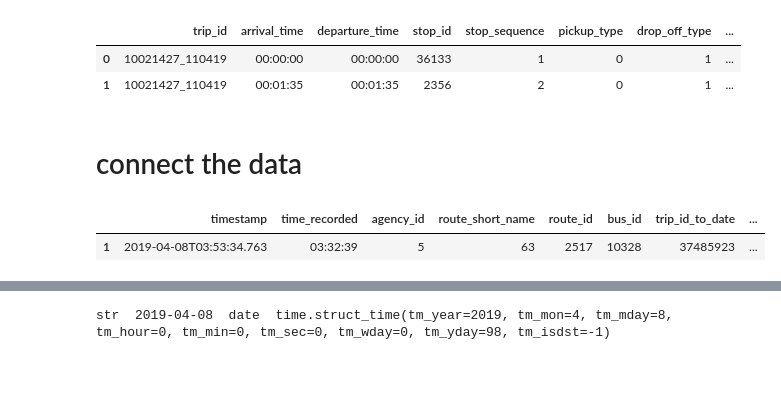
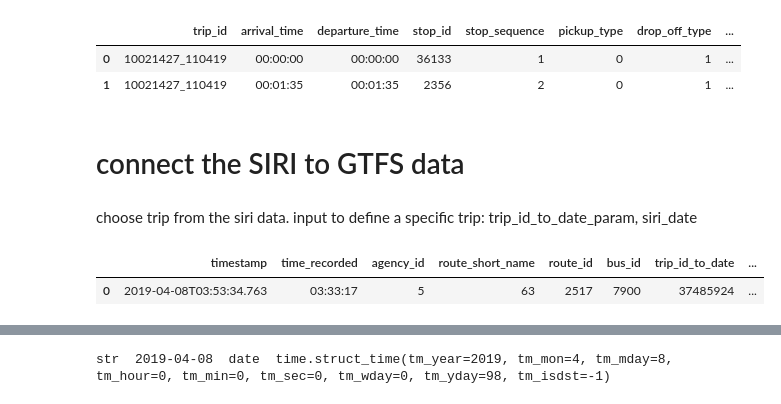
Before and after one commit to hasadna/open-bus, a Jupyter notebook: notebooks/Connect_siri_to_gtfs.ipynb, the cells around one changed output, grey strips where cells are left out. Drawn from its saved outputs; the diff is of its cells as text; code cells hidden in the pictures; blank space fills up the shorter version.

```diff
--- a/notebooks/Connect_siri_to_gtfs.ipynb
+++ b/notebooks/Connect_siri_to_gtfs.ipynb
@@ -52,4 +53,4 @@ stop_times = pd.read_csv('2019-04-07T21-50-10_israel-public-transportation/stop_
 # %%
-# siri data
-# siri_df = pd.read_csv('avivs__avivs_b3Blbi1idXM__search6_1555954965_7025/avivs__avivs_b3Blbi1idXM__search6_1555954965_7025.csv')
-siri_df = pd.read_csv('siri_data_63/1557162059_10901.csv')
+# SIRI data
+# siri_df = pd.read_csv('Data/siri_data_25/avivs__avivs_b3Blbi1idXM__search6_1555954965_7025.csv')
+siri_df = pd.read_csv('Data/siri_data_63/1557162059_10901.csv')
@@ -150,22 +138,25 @@ stop_times.head(2)
 | 0 | 10021427_110419 | 00:00:00 | 00:00:00 | 36133 | 1 | 0 | 1 | ... |
 | 1 | 10021427_110419 | 00:01:35 | 00:01:35 | 2356 | 2 | 0 | 1 | ... |
 # %% [markdown]
-# connect the data
+# connect the SIRI to GTFS data
+# %% [markdown]
+choose trip from the siri data.
+input to define a specific trip: trip_id_to_date_param, siri_date
 # %%
-# look at only the relevent data from siri_df
-# chose a random trip_id_to_date (like 36331473)
-trip_id_to_date_param =  37485923  #37485924 #36331473 # notice that this can be reapeted to diffrent dates!!
+# chose a random trip_id_to_date (like 36331473). Notice that this can be reapeted to diffrent dates!!
+trip_id_to_date_param =  37485924  #37485924 #36331473
+# match the trip to the relevent date
 siri_date = '2019-04-08'
 
 siri_match_trip_id_to_date_bool = (siri_df['trip_id_to_date'] == trip_id_to_date_param)
 
 for ind in siri_df.index:
     siri_date_bool = (siri_df['timestamp'][ind].split('T')[0] == siri_date)
     siri_match_trip_id_to_date_bool[ind] = siri_match_trip_id_to_date_bool[ind] & siri_date_bool
 
 siri_df_rel = siri_df[siri_match_trip_id_to_date_bool]
 siri_df_rel
 # %% [output]
 |  | timestamp | time_recorded | agency_id | route_short_name | route_id | bus_id | trip_id_to_date | ... |
-| 1 | 2019-04-08T03:53:34.763 | 03:32:39 | 5 | 63 | 2517 | 10328 | 37485923 | ... |
+| 0 | 2019-04-08T03:53:34.763 | 03:33:17 | 5 | 63 | 2517 | 7900 | 37485924 | ... |
 # %%
```
Also changed, not shown: parts of 28 cells of this notebook.
